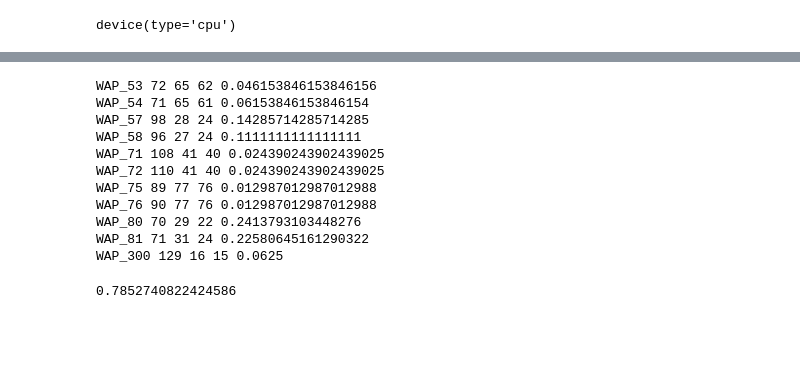
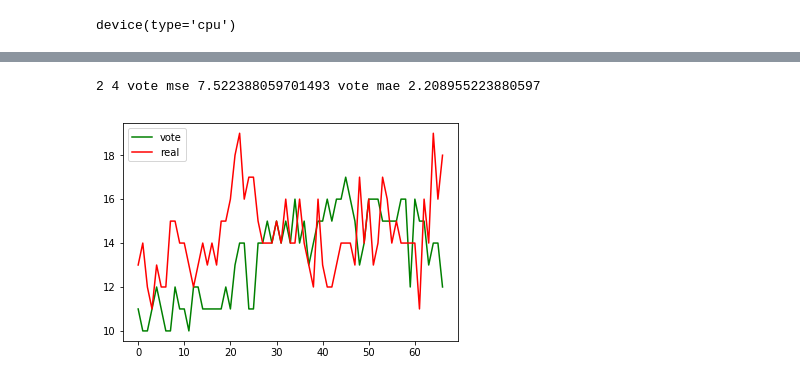
Before and after one commit to syahidahizza/coverage_hole, a Jupyter notebook: 2Dto3D.ipynb, the cells around one changed output, grey strips where cells are left out. Cells and saved outputs as stored; diff of their text form; code cells hidden in the pictures; blank space fills up the shorter version.

```diff
--- a/2Dto3D.ipynb
+++ b/2Dto3D.ipynb
@@ -304,76 +372,50 @@ Text(0.5, 0, 'z')
-# %%
-floor = curr_df_max.FLOOR.unique()[0]
-bid = curr_df_max.BUILDINGID.unique()[0]
-max_curr_floor = curr_df_max['WAP'].unique()
 # %%
-curr_coverage = df_agg_max[(df_agg_max.BUILDINGID==bid)&(df_agg_max.FLOOR==floor)]
+max_curr_floor = curr_df_max['WAP'].unique()
+curr_coverage = df_agg_max[(df_agg_max.BUILDINGID==bid)&(df_agg_max.FLOOR==fid)&(df_agg_max.WAP.isin(max_curr_floor))]
 curr_coverage = curr_coverage[['LONGITUDE', 'LATITUDE', 'WAP', 'MAX']]
 curr_coverage = curr_coverage.drop_duplicates().reset_index(drop=True)
 
 curr_coverage_hole = curr_coverage[curr_coverage['MAX']==100]
-curr_coverage_hole = curr_coverage_hole[['LONGITUDE', 'LATITUDE', 'WAP']]
-curr_coverage_hole = curr_coverage_hole.drop_duplicates().reset_index(drop=True)
+curr_coverage_hole = curr_coverage_hole.groupby(['LONGITUDE', 'LATITUDE']).count()
+curr_coverage_hole = curr_coverage_hole['MAX'].reset_index()
 # %%
-real_hole_candidates = []
-detected_hole = []
-errors = []
-
-y_pred = np.array([])
-y_true = np.array([])
+locs = ['LONGITUDE', 'LATITUDE']
+detected_locations = curr_coverage[['LONGITUDE', 'LATITUDE']].drop_duplicates().reset_index(drop=True)
 
 for i in max_curr_floor :
     curr_df = curr_coverage[curr_coverage.WAP == i].copy()
-    features = curr_df[['LONGITUDE', 'LATITUDE']].values
+    features = curr_df[locs].values
     features = torch.tensor(features).to(device).float()
 
-    source = curr_df_max[curr_df_max.WAP==i][['LONGITUDE', 'LATITUDE']].values[0]
+    source = curr_df_max[curr_df_max.WAP==i][locs].values[0]
     sources = np.tile(source, (len(features), 1))
     sources = torch.tensor(sources).to(device).float()
 
     out = model(features,sources)
     out = out.cpu().detach().numpy()
     curr_df['DISTANCE'] = out
 
     detected = curr_df[(curr_df.MAX<100)]
     lon_min, lon_max = detected.LONGITUDE.min(), detected.LONGITUDE.max()
     lat_min, lat_max = detected.LATITUDE.min(), detected.LATITUDE.max()
-    max_distance = 0.9*detected['DISTANCE'].max()
+    max_distance = 1*detected['DISTANCE'].max()
 
-    temp = curr_df.loc[(lon_min<curr_df.LONGITUDE)&(curr_df.LONGITUDE<lon_max)]
-    temp = temp.loc[(lat_min<curr_df.LATITUDE)&(curr_df.LATITUDE<lat_max)]
-    real_hole_candidate = temp[temp.MAX==100]
-    hole_candidate = temp[temp['DISTANCE']>max_distance]
-    count = np.sum(hole_candidate.MAX == 100)
-    err = np.mean(hole_candidate.MAX < 100)
+    real_hole = curr_df[curr_df.MAX==100]
+    hole_candidate = curr_df[curr_df['DISTANCE']>max_distance]
 
-    all_real_hole_candidate = curr_df[curr_df.MAX==100]
-    all_hole_candidate = curr_df[curr_df['DISTANCE']>max_distance]
-    all_count = np.sum(all_hole_candidate.MAX == 100)
-    all_err = np.mean(all_hole_candidate.MAX < 100)
+    hole_candidate_locations = hole_candidate[locs].drop_duplicates().reset_index(drop=True)
+    hole_candidate_locations[i] = 0
+    detected_locations = detected_locations.merge(hole_candidate_locations, on=locs, how="left").fillna(1)
 
-    dist = minmax_scale(curr_df.DISTANCE.values, feature_range=(0, 1))
-    y_pred = np.concatenate((y_pred, dist))
-    y_true = np.concatenate((y_true, curr_df.MAX == 100))
+detected_locations['vote'] = detected_locations.iloc[:, 2:].sum(axis=1)
+detected_locations = detected_locations.merge(curr_coverage_hole, on=locs, how="left").fillna(0)
+print(bid, fid, 'vote mse', mean_squared_error(detected_locations['vote'], detected_locations['MAX']),
+      'vote mae', mean_absolute_error(detected_locations['vote'], detected_locations['MAX']))
 
-    errors.append(err)
-    detected_hole.append(len(hole_candidate))
-    real_hole_candidates.append(len(real_hole_candidate))
-#     print('WAP_'+str(i), len(real_hole_candidate), len(hole_candidate), count, err)
-    print('WAP_'+str(i), len(all_real_hole_candidate), len(all_hole_candidate), all_count, all_err)
-
-fpr, tpr, thresholds = roc_curve(y_true, y_pred)
-auc = roc_auc_score(y_true, y_pred)
-auc
+plt.plot(detected_locations['vote'], 'g', label='vote')
+plt.plot(detected_locations['MAX'], 'r', label='real')
+plt.legend()
+plt.show()
 # %% [output]
-WAP_53 72 65 62 0.046153846153846156
-WAP_54 71 65 61 0.06153846153846154
-WAP_57 98 28 24 0.14285714285714285
-WAP_58 96 27 24 0.1111111111111111
-WAP_71 108 41 40 0.024390243902439025
-WAP_72 110 41 40 0.024390243902439025
-WAP_75 89 77 76 0.012987012987012988
-WAP_76 90 77 76 0.012987012987012988
-WAP_80 70 29 22 0.2413793103448276
-WAP_81 71 31 24 0.22580645161290322
-WAP_300 129 16 15 0.0625
+2 4 vote mse 7.522388059701493 vote mae 2.208955223880597
-0.7852740822424586
+[figure, added]
```
Also changed, not shown: parts of 21 cells of this notebook.
